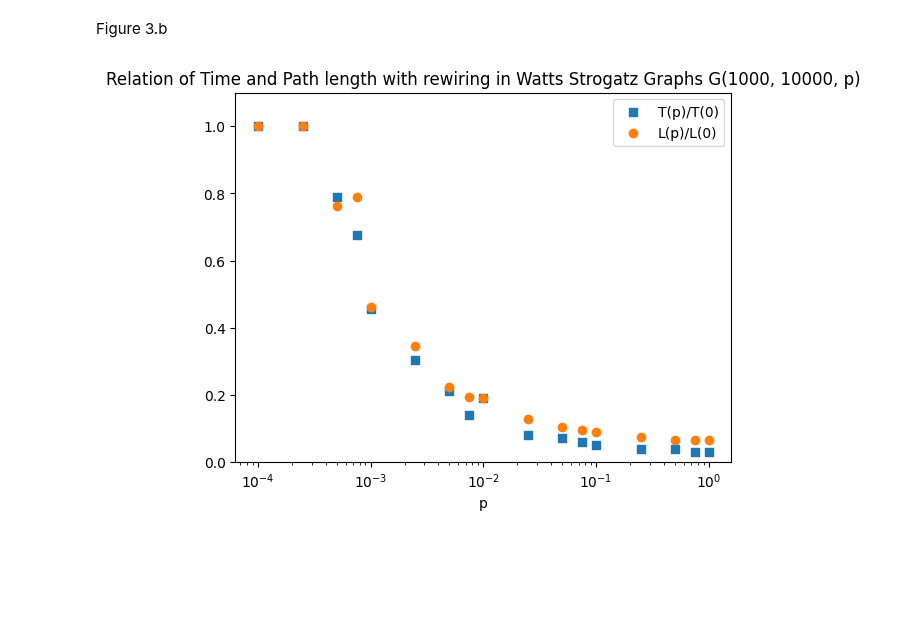
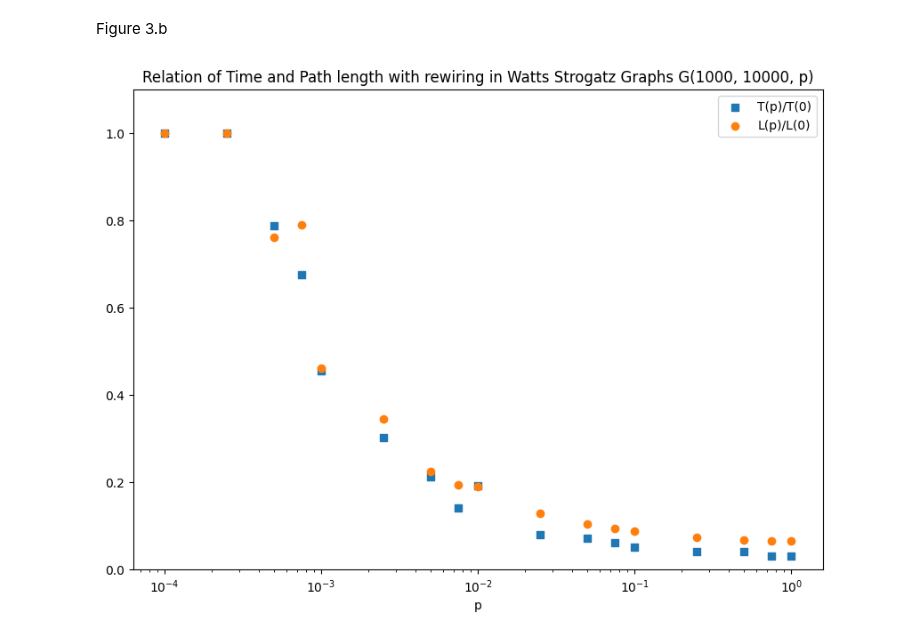
Before and after one commit to sagarswap/SIR-Model, a Jupyter notebook: Take Home Exam 2 - Swapnil Sagar.ipynb, the cells around one changed output. Drawn from its saved outputs; the diff is of its cells as text; code cells hidden in the pictures; blank space fills up the shorter version.

```diff
--- a/Take Home Exam 2 - Swapnil Sagar.ipynb
+++ b/Take Home Exam 2 - Swapnil Sagar.ipynb
@@ -166,17 +168,17 @@ Figure 3.b
 # %%
 x=list(lDict.keys())
 y2=list(tDict.values())
 y1=list(lDict.values())
 
-plt.figure(figsize=(6, 4))
+plt.figure(figsize=(10, 7))
 plt.scatter(x, y2, label='T(p)/T(0)',marker='s')
 plt.scatter(x, y1, label='L(p)/L(0)')
 plt.xscale('log')
 plt.ylim(0,1.1)
 plt.xlabel('p')
 plt.legend(loc='upper right')
 plt.title("Relation of Time and Path length with rewiring in Watts Strogatz Graphs G(1000, 10000, p)")
 plt.savefig("./figures/3b Relation of Time and Path length with p.png")
 plt.show()
 # %% [output]
-[figure, old version]
+[figure, new version]
```
Also changed, not shown: parts of 3 cells of this notebook, 2 other files.
